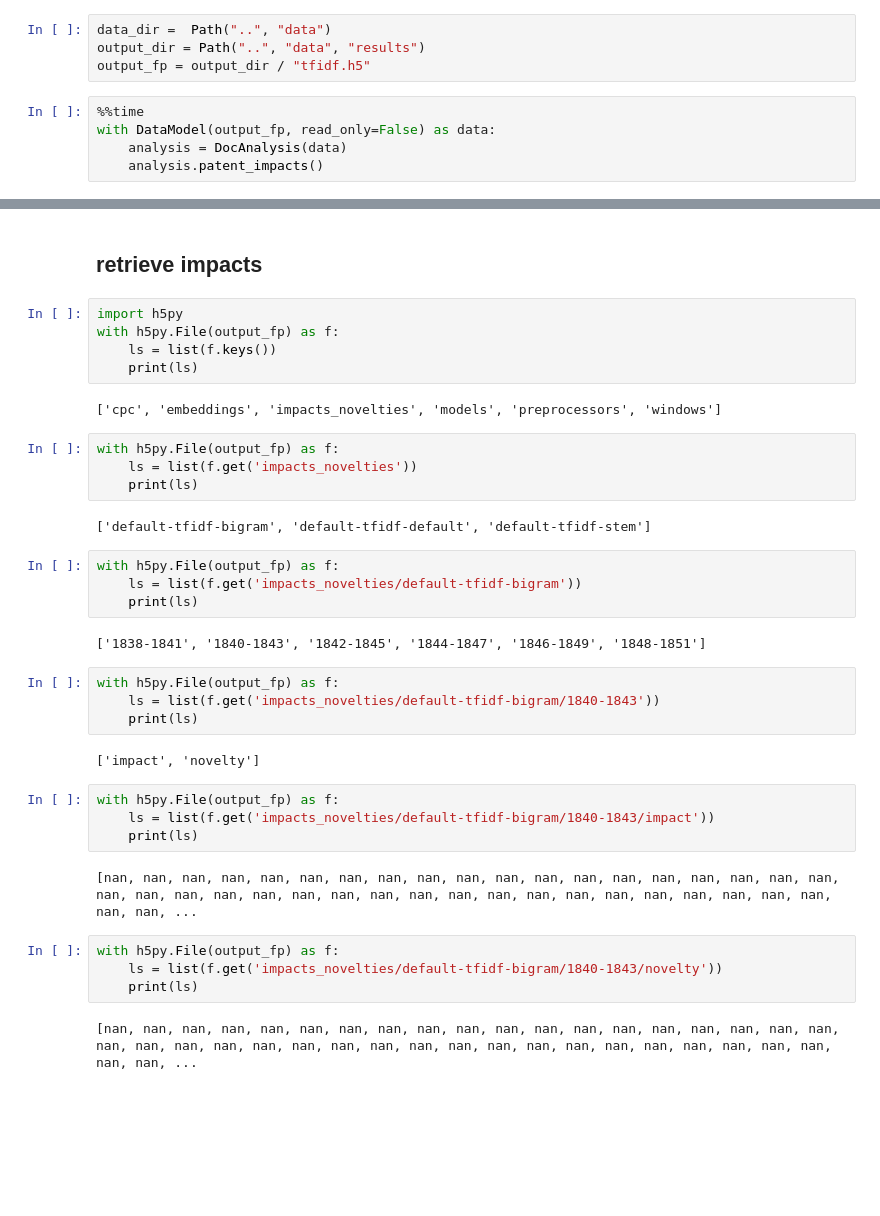
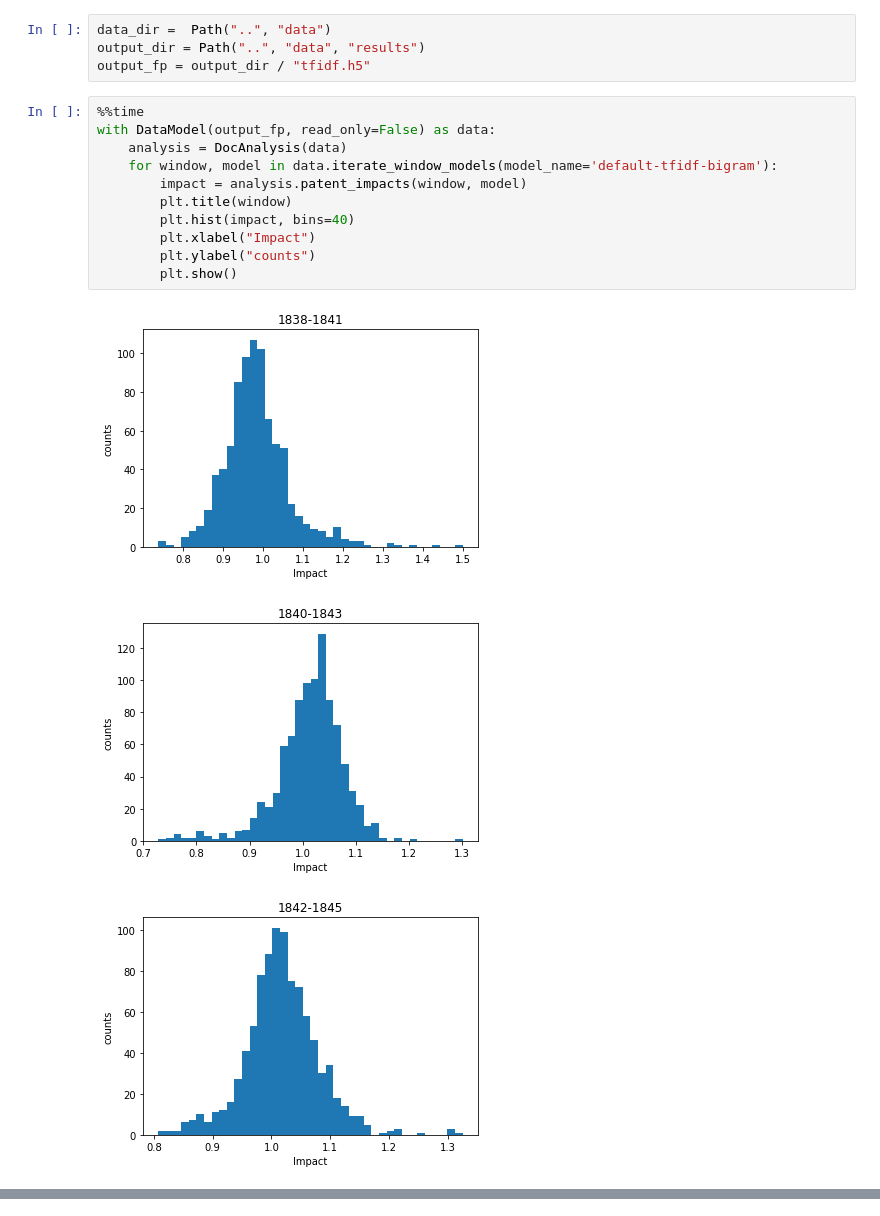
Before and after one commit to UtrechtUniversity/patent-breakthrough, a Jupyter notebook: examples/impact.ipynb, the cells around one changed output, grey strips where cells are left out. Cells and saved outputs as stored; diff of their text form; blank space fills up the shorter version.

Commit message:
Update DataModel, Analysis

```diff
--- a/examples/impact.ipynb
+++ b/examples/impact.ipynb
@@ -11,6 +13,15 @@ output_fp = output_dir / "tfidf.h5"
 # %%
 %%time
 with DataModel(output_fp, read_only=False) as data:
     analysis = DocAnalysis(data)
-    analysis.patent_impacts()
+    for window, model in data.iterate_window_models(model_name='default-tfidf-bigram'):
+        impact = analysis.patent_impacts(window, model)
+        plt.title(window)
+        plt.hist(impact, bins=40)
+        plt.xlabel("Impact")
+        plt.ylabel("counts")
+        plt.show()
 # %% [output]
+[figure, added]
+[figure, added]
+[figure, added]
@@ -19,39 +32,0 @@ Wall time: 9.66 s
-# %% [markdown]
-## retrieve impacts
-# %%
-import h5py
-with h5py.File(output_fp) as f:
-    ls = list(f.keys())
-    print(ls)
-# %% [output]
-['cpc', 'embeddings', 'impacts_novelties', 'models', 'preprocessors', 'windows']
-# %%
-with h5py.File(output_fp) as f:
-    ls = list(f.get('impacts_novelties'))
-    print(ls)
-# %% [output]
-['default-tfidf-bigram', 'default-tfidf-default', 'default-tfidf-stem']
-# %%
-with h5py.File(output_fp) as f:
-    ls = list(f.get('impacts_novelties/default-tfidf-bigram'))
-    print(ls)
-# %% [output]
-['1838-1841', '1840-1843', '1842-1845', '1844-1847', '1846-1849', '1848-1851']
-# %%
-with h5py.File(output_fp) as f:
-    ls = list(f.get('impacts_novelties/default-tfidf-bigram/1840-1843'))
-    print(ls)
-# %% [output]
-['impact', 'novelty']
-# %%
-with h5py.File(output_fp) as f:
-    ls = list(f.get('impacts_novelties/default-tfidf-bigram/1840-1843/impact'))
-    print(ls)
-# %% [output]
-[nan, nan, nan, nan, nan, nan, nan, nan, nan, nan, nan, nan, nan, nan, nan, nan, nan, nan, nan, nan, nan, nan, nan, nan, nan, nan, nan, nan, nan, nan, nan, nan, nan, nan, nan, nan, nan, nan, nan, nan, ...
-# %%
-with h5py.File(output_fp) as f:
-    ls = list(f.get('impacts_novelties/default-tfidf-bigram/1840-1843/novelty'))
-    print(ls)
-# %% [output]
-[nan, nan, nan, nan, nan, nan, nan, nan, nan, nan, nan, nan, nan, nan, nan, nan, nan, nan, nan, nan, nan, nan, nan, nan, nan, nan, nan, nan, nan, nan, nan, nan, nan, nan, nan, nan, nan, nan, nan, nan, ...
```
Also changed, not shown: parts of 4 cells of this notebook, 2 other files.
